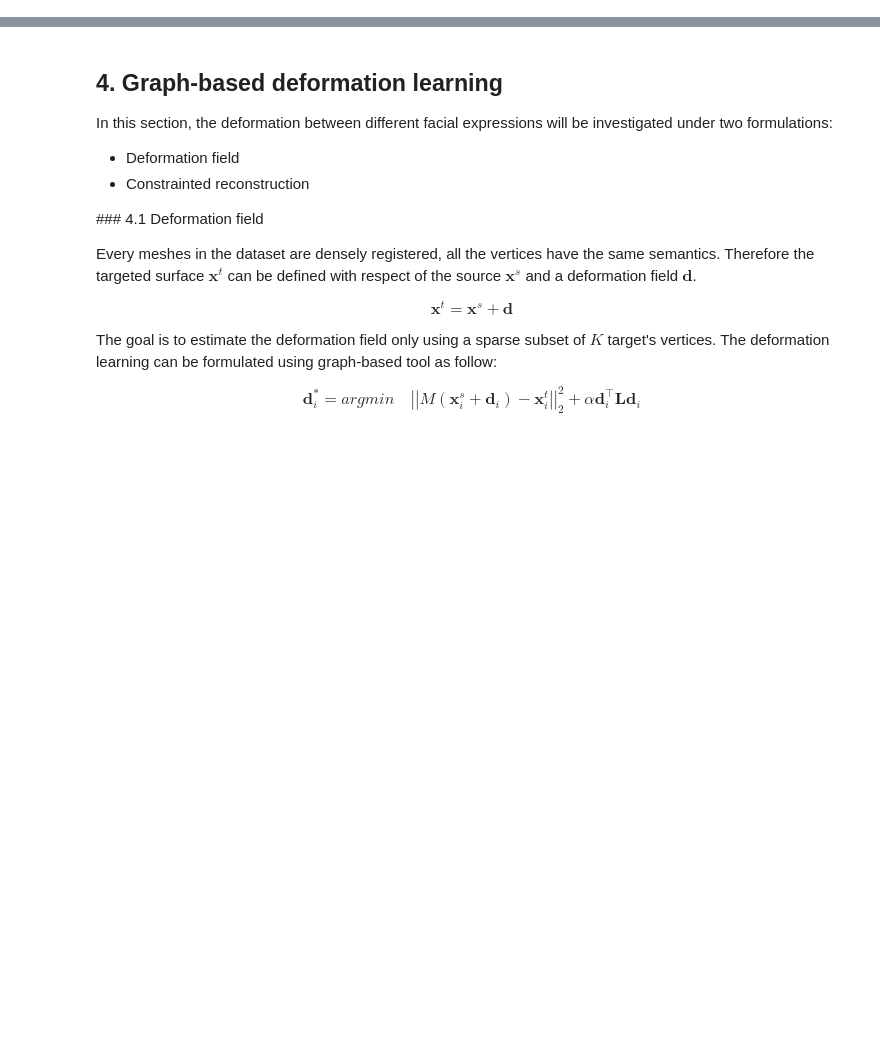
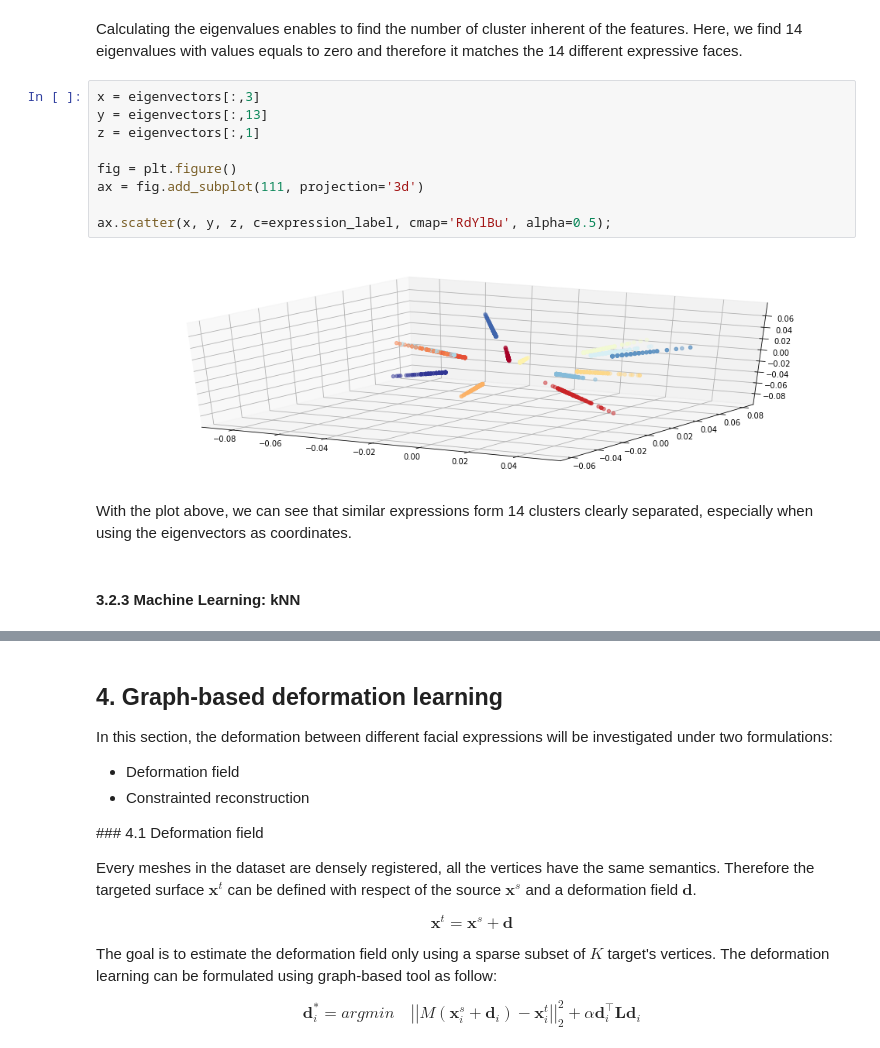
Before and after one commit to ChristopheEcabert/ntds_2017, a Jupyter notebook: projects/project_deformation.ipynb, the cells around one changed output, grey strips where cells are left out. Cells and saved outputs as stored; diff of their text form; blank space fills up the shorter version.

```diff
--- a/projects/project_deformation.ipynb
+++ b/projects/project_deformation.ipynb
@@ -50,0 +108,17 @@ Can we recover some morphological properties such as facial expressions, or ethn
+# %% [markdown]
+Calculating the eigenvalues enables to find the number of cluster inherent of the features. Here, we find 14 eigenvalues with values equals to zero and therefore it matches the 14 different expressive faces.
+# %%
+x = eigenvectors[:,3]
+y = eigenvectors[:,13]
+z = eigenvectors[:,1]
+
+fig = plt.figure()
+ax = fig.add_subplot(111, projection='3d')
+
+ax.scatter(x, y, z, c=expression_label, cmap='RdYlBu', alpha=0.5);
+# %% [output]
+[figure, added]
+# %% [markdown]
+With the plot above, we can see that similar expressions form 14 clusters clearly separated, especially when using the eigenvectors as coordinates.
+# %% [markdown]
+#### 3.2.3 Machine Learning: kNN
```
Also changed, not shown: parts of 52 cells of this notebook, 2 other files.
